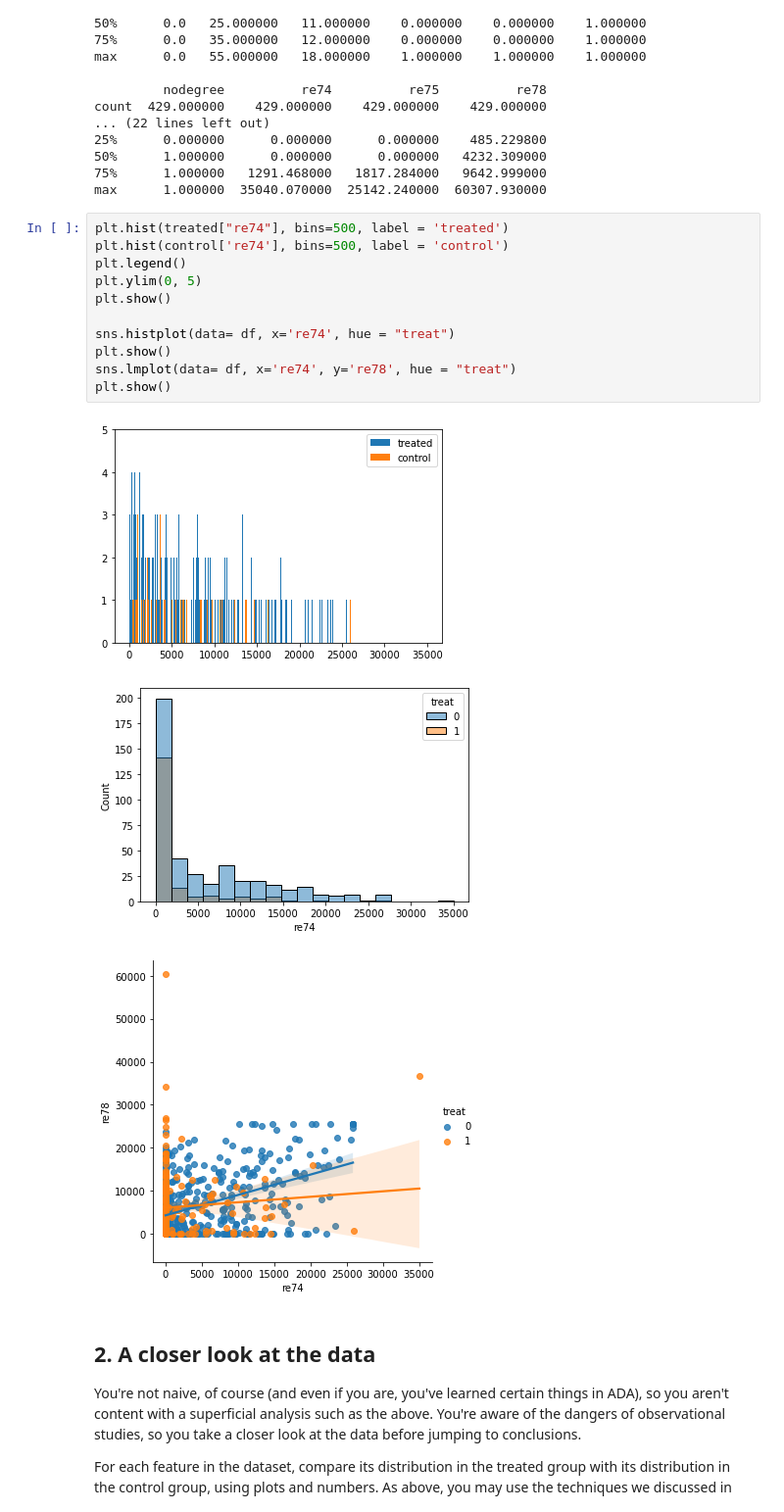
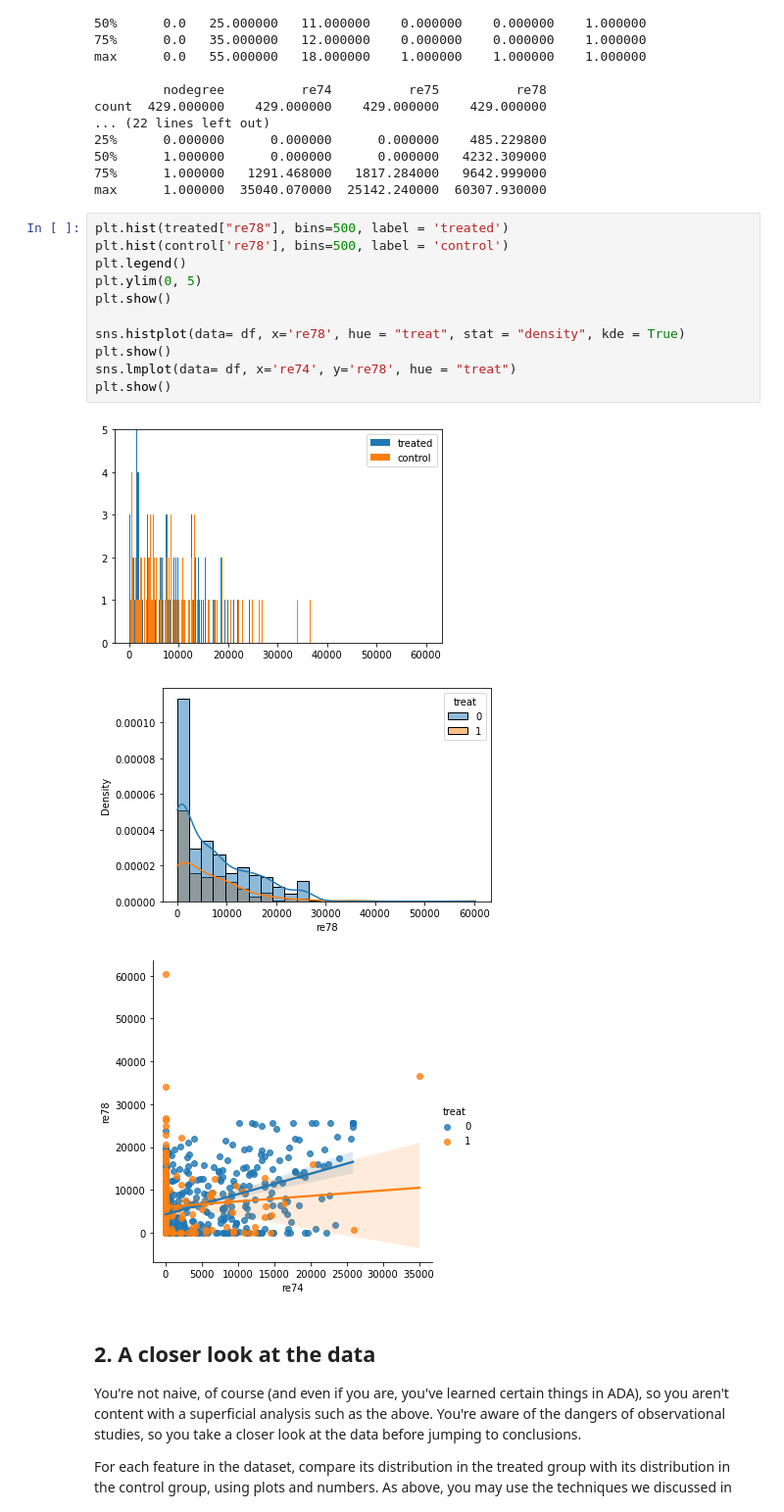
Before and after one commit to Seif-Wessam/2023, a Jupyter notebook: Exercises/05 - Causal analysis of observational data/Observational studies exercise.ipynb, the cells around one changed output. Shown at 98% size. Saved outputs shown, nothing was run; the diff lists cells and outputs as text.

```diff
--- a/Exercises/05 - Causal analysis of observational data/Observational studies exercise.ipynb
+++ b/Exercises/05 - Causal analysis of observational data/Observational studies exercise.ipynb
@@ -80,19 +80,19 @@ count  429.000000    429.000000    429.000000    429.000000
 75%      1.000000   1291.468000   1817.284000   9642.999000
 max      1.000000  35040.070000  25142.240000  60307.930000
 # %%
-plt.hist(treated["re74"], bins=500, label = 'treated')
-plt.hist(control['re74'], bins=500, label = 'control')
+plt.hist(treated["re78"], bins=500, label = 'treated')
+plt.hist(control['re78'], bins=500, label = 'control')
 plt.legend()
 plt.ylim(0, 5)
 plt.show()
 
-sns.histplot(data= df, x='re74', hue = "treat")
+sns.histplot(data= df, x='re78', hue = "treat", stat = "density", kde = True)
 plt.show()
 sns.lmplot(data= df, x='re74', y='re78', hue = "treat")
 plt.show()
 # %% [output]
-[figure, old version]
+[figure, new version]
-[figure, old version]
+[figure, new version]
 [figure]
 # %% [markdown]
 ## 2. A closer look at the data
```
Also changed, not shown: parts of 1 cell of this notebook.
